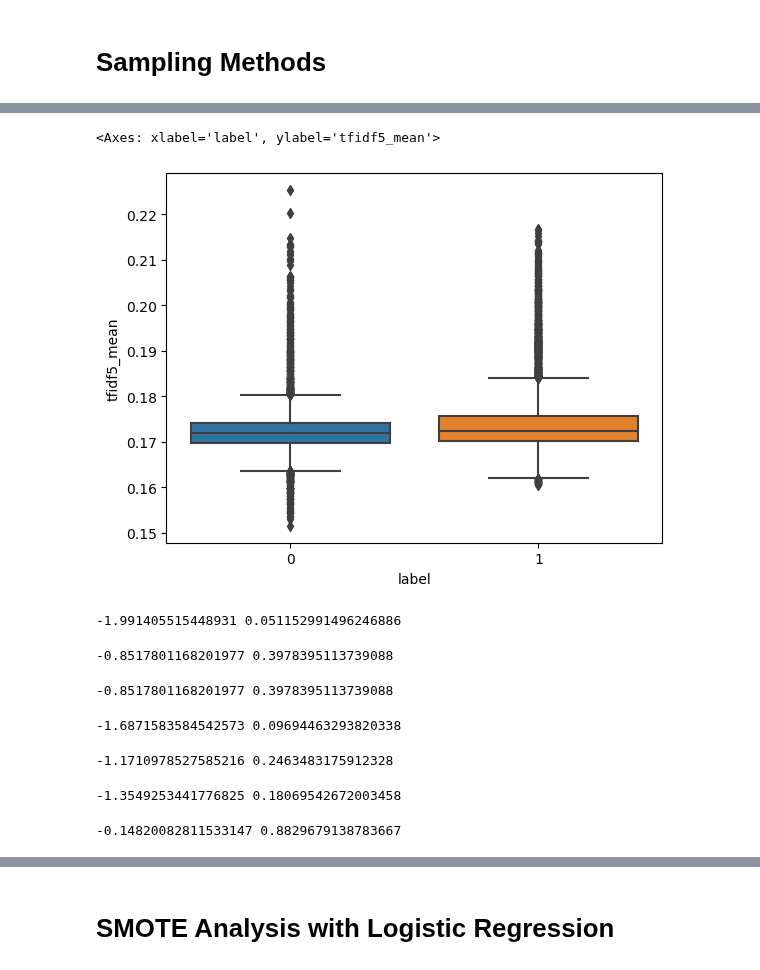
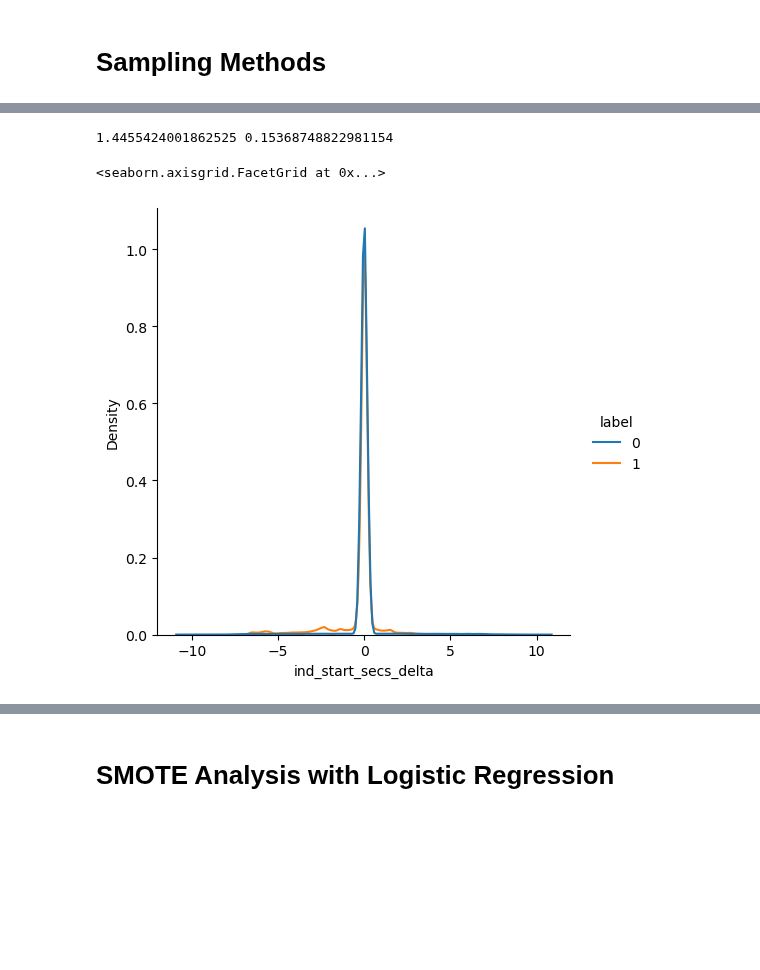
Before and after one commit to kenclements/praxis, a Jupyter notebook: cert-preprocess.ipynb, the cells around one changed output, grey strips where cells are left out. Cells and saved outputs as stored; diff of their text form; code cells hidden in the pictures; blank space fills up the shorter version.

```diff
--- a/cert-preprocess.ipynb
+++ b/cert-preprocess.ipynb
@@ -348,0 +338,11 @@ X = final.loc[:, final.columns != 'label']
+# %%
+X = last_joined_df.loc[:, ['login_delta', 'logout_delta', 'email_delta', 'file_delta',
+       'http_delta', 'start_delta', 'end_delta', 'ind_login_delta',
+       'ind_logout_delta', 'ind_email_delta', 'ind_file_delta',
+       'ind_http_delta', 'ind_start_secs_delta', 'ind_end_secs_delta']]
+# %%
+df_z_scaled = X.copy()
+
+# apply normalization techniques
+for column in df_z_scaled.columns:
+    df_z_scaled[column] = (df_z_scaled[column] - df_z_scaled[column].mean()) / df_z_scaled[column].std()
@@ -349,5 +363,7 @@ X = final.loc[:, final.columns != 'label']
+# %%
+X = df_z_scaled
 # %%
-y = final['label']
+y = last_joined_df['label']
 # %%
 final_undersample = RandomUnderSampler(sampling_strategy='majority')
 X_final_under, y_final_under = final_undersample.fit_resample(X, y)
@@ -403,53 +399,13 @@ sb.boxplot(data=final_blsmote, x="label", y='tfidf5_mean')
+# %%
+mean0 = final_adasyn[final_adasyn['label'] == 0].sample(30)
+mean1 = final_adasyn[final_adasyn['label'] == 1].sample(30)
+fvalue, pvalue = stats.ttest_ind(mean0['ind_end_secs_delta'], mean1['ind_end_secs_delta'])
+print(fvalue, pvalue)
+# %% [output]
+1.4455424001862525 0.15368748822981154
 # %%
-sb.boxplot(data=final_adasyn, x="label", y='tfidf5_mean')
+sb.displot(data=final_adasyn, x="ind_start_secs_delta", hue="label", kind='kde')
 # %% [output]
-<Axes: xlabel='label', ylabel='tfidf5_mean'>
+<seaborn.axisgrid.FacetGrid at 0x...>
-[figure, old version]
+[figure, new version]
-# %%
-temp5_mean0 = final[final['label'] == 0].sample(30)
-temp5_mean1 = final[final['label'] == 1].sample(30)
-fvalue, pvalue = stats.ttest_ind(temp5_mean0['tfidf5_mean'], temp5_mean1['tfidf5_mean'])
-print(fvalue, pvalue)
-# %% [output]
--1.991405515448931 0.051152991496246886
-# %%
-temp5_mean0 = final_under[final_under['label'] == 0].sample(30)
-temp5_mean1 = final_under[final_under['label'] == 1].sample(30)
-fvalue, pvalue = stats.ttest_ind(temp5_mean0['tfidf5_mean'], temp5_mean1['tfidf5_mean'])
-print(fvalue, pvalue)
-# %% [output]
--0.8517801168201977 0.3978395113739088
-# %%
-fvalue, pvalue = stats.ttest_ind(temp5_mean0['tfidf5_mean'], temp5_mean1['tfidf5_mean'])
-print(fvalue, pvalue)
-# %% [output]
--0.8517801168201977 0.3978395113739088
-# %%
-temp5_mean0 = final_over[final_over['label'] == 0].sample(30)
-temp5_mean1 = final_over[final_over['label'] == 1].sample(30)
-fvalue, pvalue = stats.ttest_ind(temp5_mean0['tfidf5_mean'], temp5_mean1['tfidf5_mean'])
-print(fvalue, pvalue)
-# %% [output]
--1.6871583584542573 0.09694463293820338
-# %%
-temp5_mean0 = final_smote[final_smote['label'] == 0].sample(30)
-temp5_mean1 = final_smote[final_smote['label'] == 1].sample(30)
-fvalue, pvalue = stats.ttest_ind(temp5_mean0['tfidf5_mean'], temp5_mean1['tfidf5_mean'])
-print(fvalue, pvalue)
-# %% [output]
--1.1710978527585216 0.2463483175912328
-# %%
-temp5_mean0 = final_blsmote[final_blsmote['label'] == 0].sample(30)
-temp5_mean1 = final_blsmote[final_blsmote['label'] == 1].sample(30)
-fvalue, pvalue = stats.ttest_ind(temp5_mean0['tfidf5_mean'], temp5_mean1['tfidf5_mean'])
-print(fvalue, pvalue)
-# %% [output]
--1.3549253441776825 0.18069542672003458
-# %%
-temp5_mean0 = final_adasyn[final_adasyn['label'] == 0].sample(20)
-temp5_mean1 = final_adasyn[final_adasyn['label'] == 1].sample(20)
-fvalue, pvalue = stats.ttest_ind(temp5_mean0['tfidf5_mean'], temp5_mean1['tfidf5_mean'])
-print(fvalue, pvalue)
-# %% [output]
--0.14820082811533147 0.8829679138783667
 # %%
```
Also changed, not shown: parts of 53 cells of this notebook.
